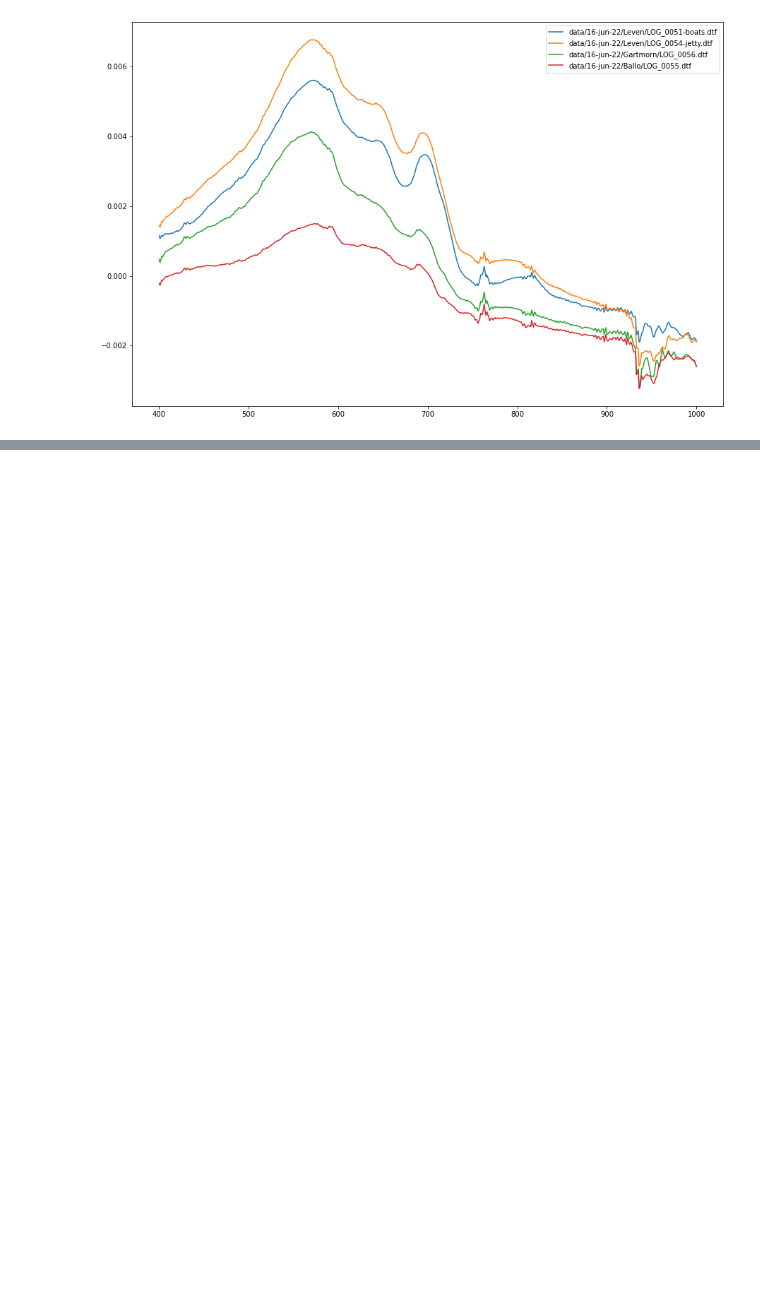
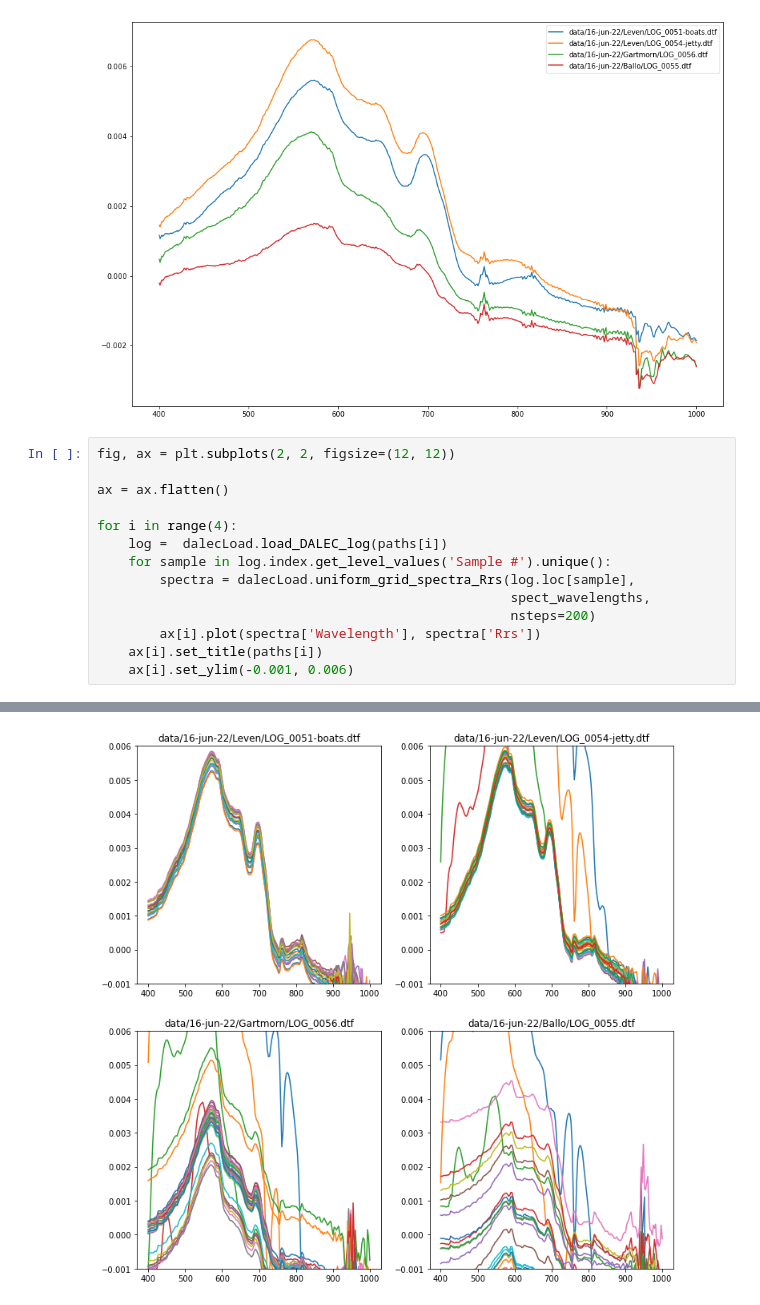
Before and after one commit to scmc72/DALEC_processing, a Jupyter notebook: load-16-Jun-22.ipynb, the cells around one changed output, grey strips where cells are left out. Drawn from its saved outputs; the diff is of its cells as text; blank space fills up the shorter version.

```diff
--- a/load-16-Jun-22.ipynb
+++ b/load-16-Jun-22.ipynb
@@ -51,3 +51,18 @@ WARNING: some of my old code wont work with integerIndex=True - delete this line
 WARNING: some of my old code wont work with integerIndex=True - delete this line once this is sorted
 WARNING: some of my old code wont work with integerIndex=True - delete this line once this is sorted
 [figure]
+# %%
+fig, ax = plt.subplots(2, 2, figsize=(12, 12))
+
+ax = ax.flatten()
+
+for i in range(4):
+    log =  dalecLoad.load_DALEC_log(paths[i])
+    for sample in log.index.get_level_values('Sample #').unique():
+        spectra = dalecLoad.uniform_grid_spectra_Rrs(log.loc[sample],
+                                                     spect_wavelengths,
+                                                     nsteps=200)
+        ax[i].plot(spectra['Wavelength'], spectra['Rrs'])
+    ax[i].set_title(paths[i])
+    ax[i].set_ylim(-0.001, 0.006)
+# %% [output]
@@ -53,0 +73 @@ WARNING: some of my old code wont work with integerIndex=True - delete this line
+[figure, added]
```
Also changed, not shown: parts of 1 cell of this notebook, 3 other files.
